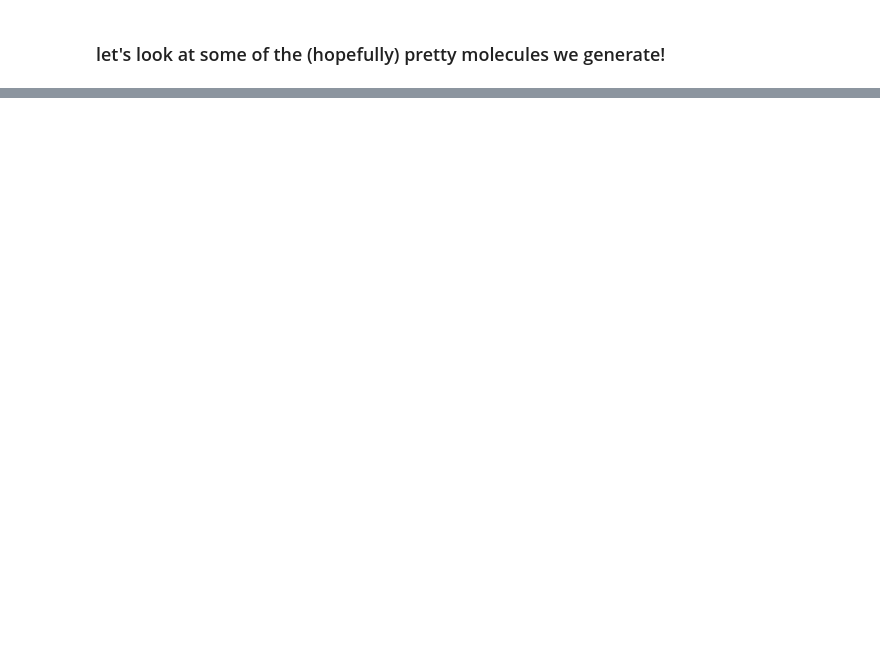
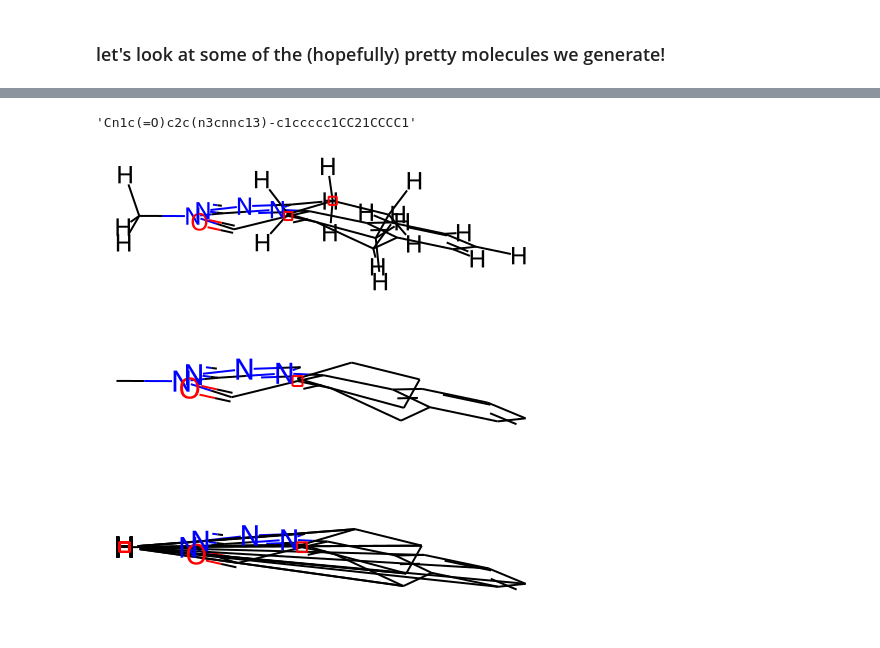
Before and after one commit to PattanaikL/GeoMol, a Jupyter notebook: visualize_confs.ipynb, the cells around one changed output, grey strips where cells are left out. Drawn from its saved outputs; the diff is of its cells as text; code cells hidden in the pictures; blank space fills up the shorter version.

```diff
--- a/visualize_confs.ipynb
+++ b/visualize_confs.ipynb
@@ -65,0 +89,32 @@ interact(conf_viewer, idx=ipywidgets.IntSlider(min=0, max=len(mols)-1, step=1),
+# %%
+import pickle
+geo_pkl = "/pubhome/qcxia02/git-repo/AI-CONF/datasets/GeoMol/test/drugs-split0/12-11-15-37/test_GeoMol.pickle"
+ref_pkl = "/pubhome/qcxia02/git-repo/AI-CONF/datasets/GeoMol/test/drugs-split0/12-11-15-37/test_ref.pickle"
+rdk_pkl = "/pubhome/qcxia02/git-repo/AI-CONF/datasets/GeoMol/test/drugs-split0/12-11-15-37/test_rdkit.pickle"
+# ref_pkl = "/pubhome/qcxia02/git-repo/AI-CONF/datasets/GeoMol/test/drugs-plati/test_ref.pickle"
+with open (geo_pkl, 'rb') as fb:
+    geo_data = pickle.load(fb)
+with open (ref_pkl, 'rb') as fb:
+    ref_data = pickle.load(fb)
+with open (rdk_pkl, 'rb') as fb:
+    rdk_data = pickle.load(fb)
+# %%
+ref_data[list(ref_data.keys())[0]]
+list(ref_data.keys())
+
+smi = 'Cn1c(=O)c2c(n3cnnc13)-c1ccccc1CC21CCCC1' #1
+smi
+# %% [output]
+'Cn1c(=O)c2c(n3cnnc13)-c1ccccc1CC21CCCC1'
+# %%
+from rdkit.Chem.rdmolops import RemoveHs # We do not remove Hs to show add-hydgeon capability
+display(geo_data[smi][0])
+display(RemoveHs(geo_data[smi][0]))
+display(Chem.AddHs(RemoveHs(geo_data[smi][0])))
+
+
+# display(ref_data[smi][0])
+# %% [output]
+[figure, added]
+[figure, added]
+[figure, added]
```
Also changed, not shown: parts of 11 cells of this notebook, 19 other files.
